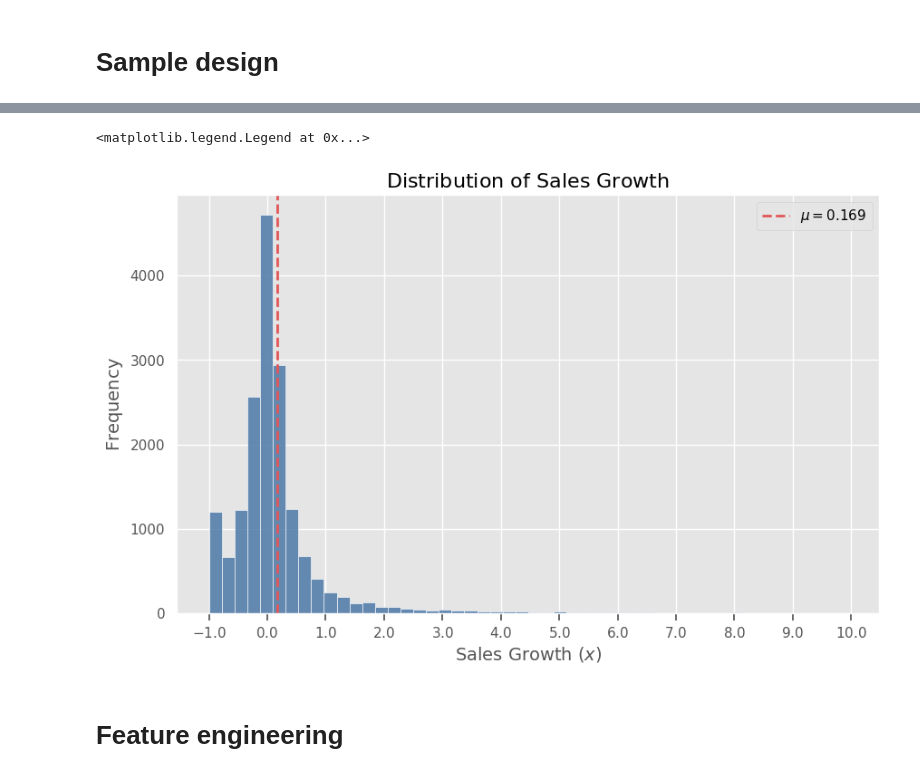
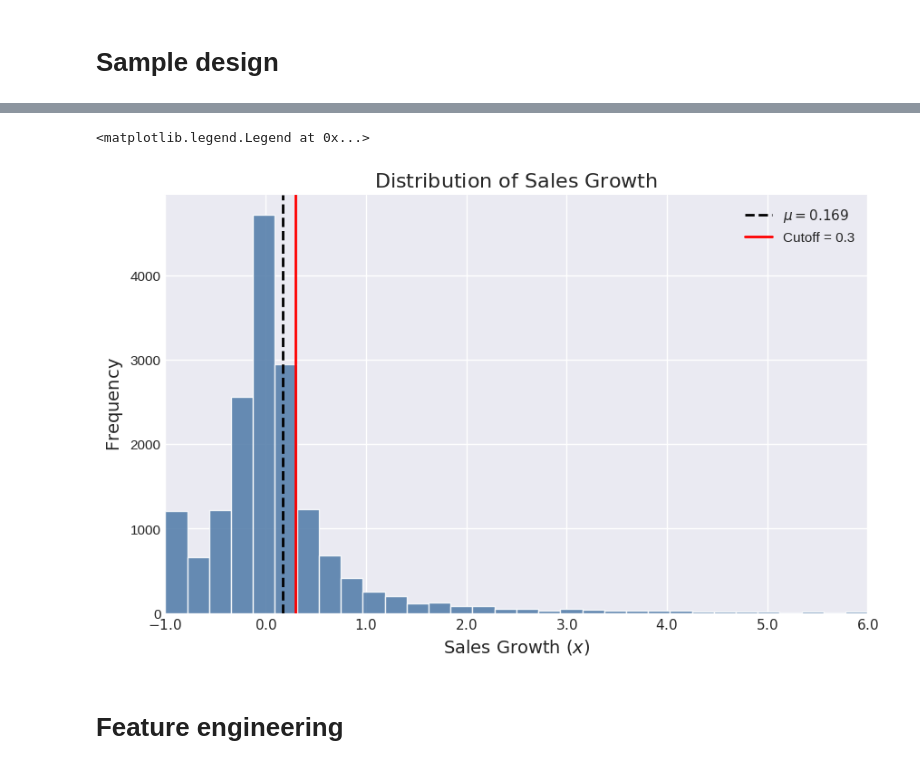
Before and after one commit to 4mbrus/Data-Analysis-3, a Jupyter notebook: Assignment 2/data_prep.ipynb, the cells around one changed output, grey strips where cells are left out. Saved outputs shown, nothing was run; the diff lists cells and outputs as text; code cells hidden in the pictures.

```diff
--- a/Assignment 2/data_prep.ipynb
+++ b/Assignment 2/data_prep.ipynb
@@ -28,2 +19,0 @@ sns.set_theme(rc=da.da_theme, palette=da.color)
-# %%
-data = pd.read_csv("cs_bisnode_panel.csv")
@@ -94,16 +85,6 @@ data.head()
 # %% [markdown]
 
 # Label engineering
-# %%
-# add all missing year and comp_id combinations -
-# originally missing combinations will have NAs in all other columns
-data = (
-    data.set_index(["year", "comp_id"])
-    .unstack(fill_value="toReplace")
-    .stack()
-    .reset_index()
-)
-data = data.replace("toReplace", np.nan)  # only way I could define it as NaN
 # %%
 data = data.sort_values(['comp_id', 'year'])
 
@@ -165,10 +146,6 @@ data = data.assign(
         (np.where(data["sales"].isna(), np.nan, 0)),
     ),
 )
-# %%
-data["d1_sales_mil_log"] = data["sales_mil_log"] - data.groupby("comp_id")[
-    "sales_mil_log"
-].shift(1)
 # %%
 # replace w 0 for new firms + add dummy to capture it
 data["age"] = np.where(
@@ -179,13 +156,6 @@ data["new"] = np.where(
     1,
     (np.where(data["age"].isna(), np.nan, 0)),
 )
-data["d1_sales_mil_log"] = np.where(
-    data["new"] == 1, 0, np.where(data["new"].isna(), np.nan, data["d1_sales_mil_log"])
-)
-data["new"] = np.where(data["d1_sales_mil_log"].isna(), 1, data["new"])
-data["d1_sales_mil_log"] = np.where(
-    data["d1_sales_mil_log"].isna(), 0, data["d1_sales_mil_log"]
-)
 # %%
 data["new"].describe()
 # %% [output]
@@ -249,33 +200,37 @@ data.sort_values(by="sales_growth")
 # %%
-plt.style.use('ggplot')
+plt.style.use('seaborn-v0_8-darkgrid')
 plt.figure(figsize=(10, 6))
 
 counts, bins, patches = plt.hist(
     data["sales_growth"],
     bins=50,
     color='#4e79a7',
     edgecolor='white',
     alpha=0.85
 )
 
 x_min, x_max = data["sales_growth"].min(), data["sales_growth"].max()
 tick_start = np.floor(x_min * 10) / 10
 tick_end = np.ceil(x_max * 10) / 10
 ticks = np.arange(tick_start, tick_end + 0.1, 1)
 
 plt.xticks(ticks, [f"${t:.1f}$" for t in ticks])
 
 plt.title(r'$\text{Distribution of Sales Growth}$', fontsize=16)
 plt.xlabel(r'$\text{Sales Growth } (x)$', fontsize=14)
 plt.ylabel(r'$\text{Frequency}$', fontsize=14)
 
 mean_val = data["sales_growth"].mean()
-plt.axvline(mean_val, color='#e15759', linestyle='--', linewidth=2,
+plt.axvline(mean_val, color='black', linestyle='--', linewidth=2,
             label=rf'$\mu = {mean_val:.3f}$')
+
+plt.axvline(0.3, color='red', linestyle='-', linewidth=2,
+            label=f'Cutoff = {cutoff}')
+plt.xlim(-1,6)
 plt.legend()
 # %% [output]
 <matplotlib.legend.Legend at 0x...>
-[figure, old version]
+[figure, new version]
 # %%
 data["is_fast_growing"] = np.where(data["sales_growth"] >= 0.3, 1, 0)
 # %% [markdown]
```
Also changed, not shown: parts of 19 cells of this notebook.
